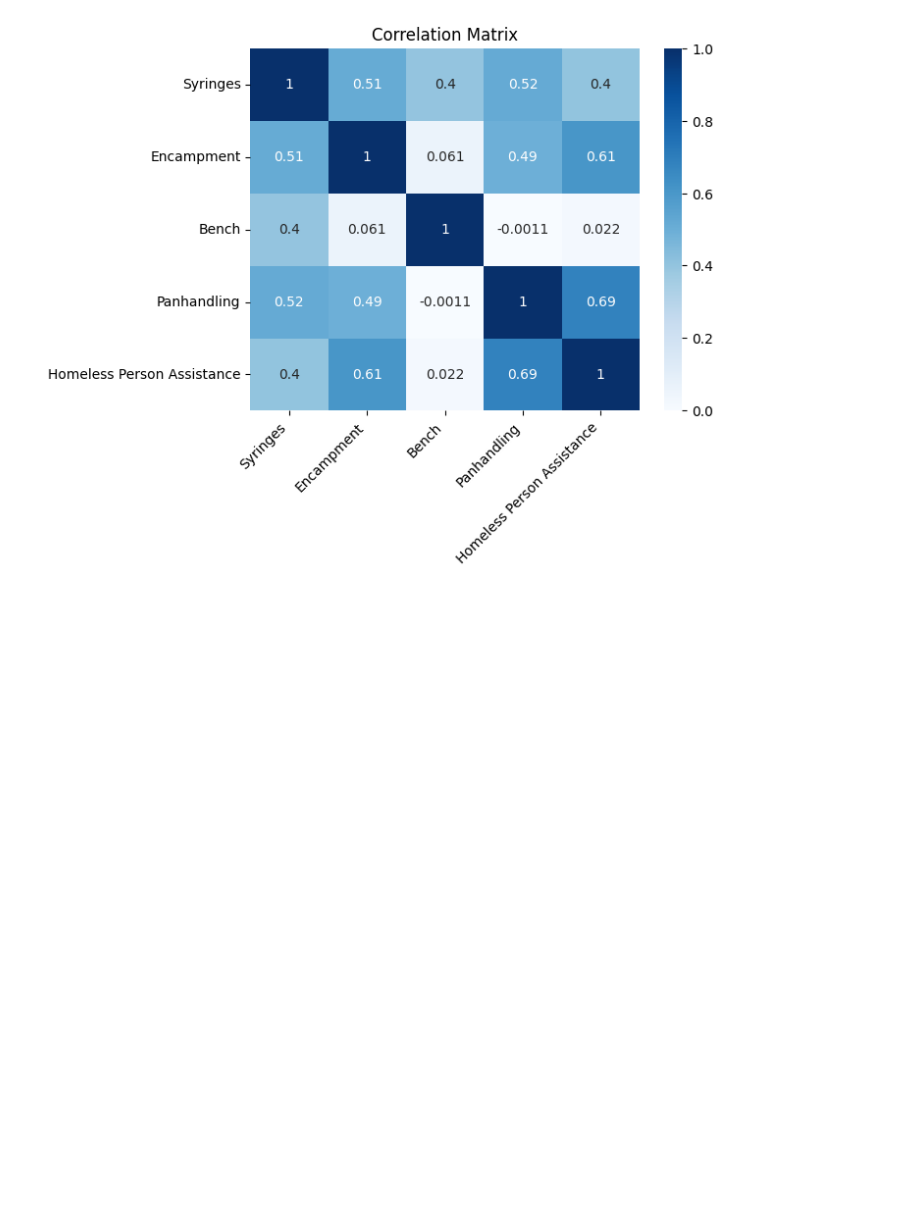
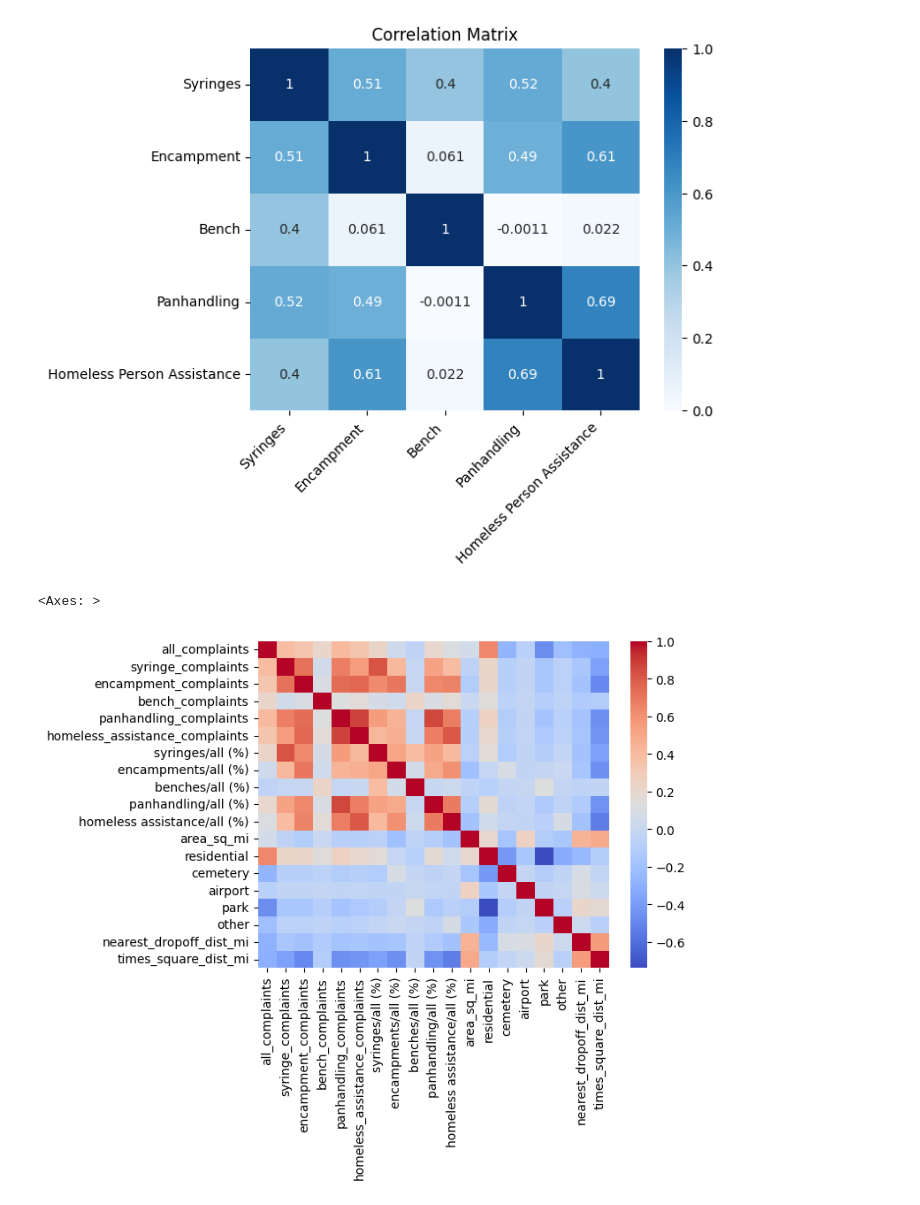
Before and after one commit to abretti/em212-applied-data-science, a Jupyter notebook: Final_Project.ipynb, the cells around one changed output. Saved outputs shown, nothing was run; the diff lists cells and outputs as text; code cells hidden in the pictures; blank space fills up the shorter version.

```diff
--- a/Final_Project.ipynb
+++ b/Final_Project.ipynb
@@ -494,0 +506,36 @@ plt.show()
+# %%
+# Convert NTA area to square miles
+nta['area_sq_mi'] = nta['Shape_Area'] / 2.788e+7
+# %%
+# Join complaints_by_nta and nta
+complaints_by_nta = complaints_by_nta.merge(nta[['NTA2020', 'area_sq_mi', 'residential', 'cemetery', 'airport', 'park', 'other']], on = 'NTA2020')
+# %%
+# For each NTA, generate 100 random points
+nta_random_points = gpd.GeoDataFrame()
+nta_random_points['NTA2020'] = nta['NTA2020']
+nta_random_points['random_points'] = nta['geometry'].sample_points(100, method='uniform', rng = 212)
+nta_random_points = nta_random_points.set_index('NTA2020')
+nta_random_points = nta_random_points['random_points'].explode(ignore_index = False).reset_index()
+
+# For each random point, calculate the distance to the nearest dropoff site
+nta_random_points['nearest_dropoff_dist_ft'] = nta_random_points['random_points'].apply(lambda x: dropoff_sites.distance(x).min()).round(0)
+nta_random_points['nearest_dropoff_dist_mi'] = nta_random_points['nearest_dropoff_dist_ft'] / 5280
+
+# For each random point, calculate the distance to Times Square
+times_square = pd.DataFrame({'longitude': [-73.985130], 'latitude': [40.758896]})
+times_square = gpd.points_from_xy(times_square.longitude, times_square.latitude, crs = 'EPSG:4326').to_crs(epsg=2263)
+nta_random_points['times_square_dist_ft'] = nta_random_points['random_points'].apply(lambda x: times_square.distance(x).mean()).round(0)
+nta_random_points['times_square_dist_mi'] = nta_random_points['times_square_dist_ft'] / 5280
+
+# Group nta_random_points to get the average for each NTA
+nta_random_points = nta_random_points.groupby('NTA2020').agg(nearest_dropoff_dist_mi = ('nearest_dropoff_dist_mi', 'mean'),
+                                                             times_square_dist_mi = ('times_square_dist_mi', 'mean')).reset_index()
+# %%
+# Join complaints_by_nta and nta_random_points
+complaints_by_nta = complaints_by_nta.merge(nta_random_points[['NTA2020', 'nearest_dropoff_dist_mi', 'times_square_dist_mi']], on = 'NTA2020')
+# %%
+# View the correlation matrix
+sns.heatmap(complaints_by_nta[complaints_by_nta.columns[1:]].corr(), cmap = 'coolwarm')
+# %% [output]
+<Axes: >
+[figure, added]
```
Also changed, not shown: parts of 55 cells of this notebook.
